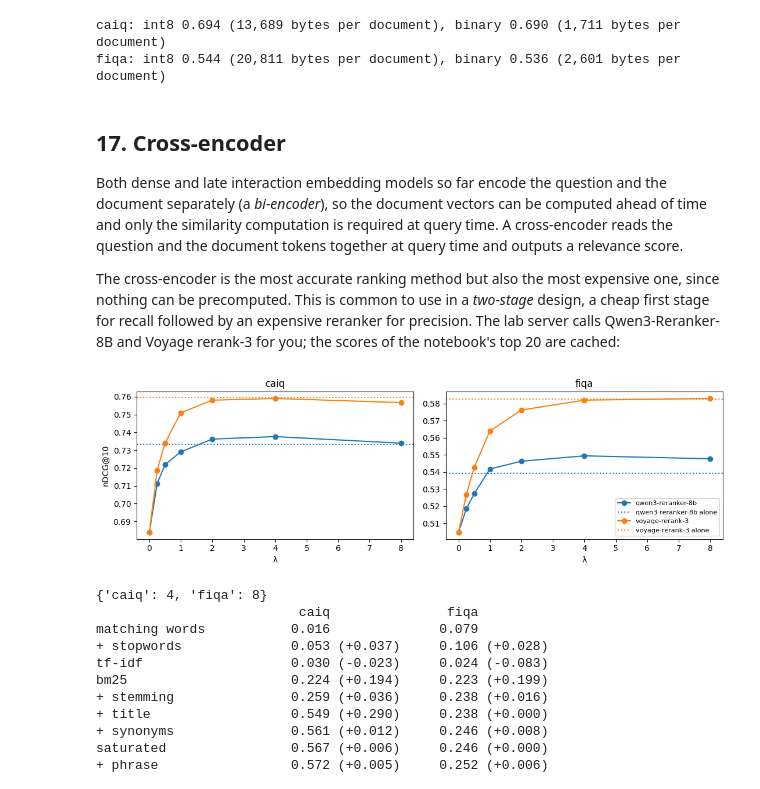
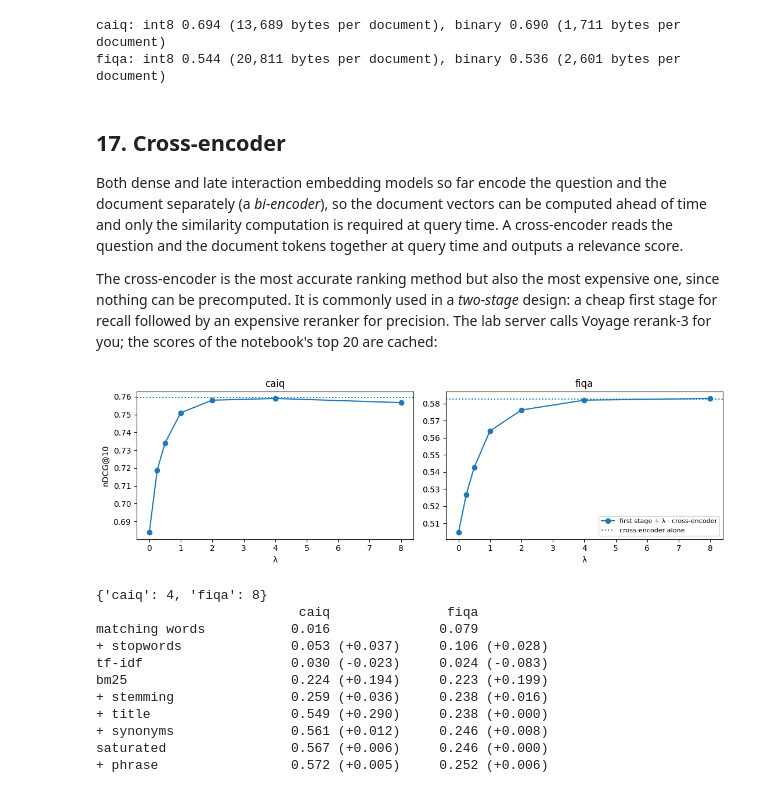
Before and after one commit to oskrim/retrieval-lab, a Jupyter notebook: lab.ipynb, the cells around one changed output. Drawn from its saved outputs; the diff is of its cells as text; code cells hidden in the pictures.

```diff
--- a/lab.ipynb
+++ b/lab.ipynb
@@ -869,27 +869,25 @@ fiqa: int8 0.544 (20,811 bytes per document), binary 0.536 (2,601 bytes per docu
 
 Both dense and late interaction embedding models so far encode the question and the document separately (a *bi-encoder*), so the document vectors can be computed ahead of time and only the similarity computation is required at query time. A cross-encoder reads the question and the document tokens together at query time and outputs a relevance score.
 
-The cross-encoder is the most accurate ranking method but also the most expensive one, since nothing can be precomputed. This is common to use in a *two-stage* design, a cheap first stage for recall followed by an expensive reranker for precision. The lab server calls Qwen3-Reranker-8B and Voyage rerank-3 for you; the scores of the notebook's top 20 are cached:
+The cross-encoder is the most accurate ranking method but also the most expensive one, since nothing can be precomputed. It is commonly used in a *two-stage* design: a cheap first stage for recall followed by an expensive reranker for precision. The lab server calls Voyage rerank-3 for you; the scores of the notebook's top 20 are cached:
 # %%
-MODELS = ("qwen3-reranker-8b", "voyage-rerank-3")
-CE = {m: {ds.name: lab.rerank(ds, TOP20[ds.name], m) for ds in DATASETS} for m in MODELS}
+CE = {ds.name: lab.rerank(ds, TOP20[ds.name], "voyage-rerank-3") for ds in DATASETS}
 
-def reranked(ds, lam, model):
-    return minmax(at(ds, STEP5[ds.name])) + lam * minmax(CE[model][ds.name])
+def reranked(ds, lam):
+    return minmax(at(ds, STEP5[ds.name])) + lam * minmax(CE[ds.name])
 
 lams = (0, 0.25, 0.5, 1, 2, 4, 8)
 fig, axes = plt.subplots(1, 2, figsize=(11, 3.5))
 for ax, ds in zip(axes, DATASETS):
-    for m in MODELS:
-        ax.plot(lams, [np.mean(list(lab.evaluate_top(ds, TOP20[ds.name], reranked(ds, lam, m)).values())) for lam in lams],
-                marker="o", label=m)
-        ax.axhline(np.mean(list(lab.evaluate_top(ds, TOP20[ds.name], CE[m][ds.name]).values())), ls=":",
-                   color=ax.lines[-1].get_color(), label=f"{m} alone")
+    ax.plot(lams, [np.mean(list(lab.evaluate_top(ds, TOP20[ds.name], reranked(ds, lam)).values())) for lam in lams],
+            marker="o", label="first stage + λ · cross-encoder")
+    ax.axhline(np.mean(list(lab.evaluate_top(ds, TOP20[ds.name], CE[ds.name]).values())), ls=":",
+               color=ax.lines[-1].get_color(), label="cross-encoder alone")
     ax.set_title(ds.name)
     ax.set_xlabel("λ")
 axes[0].set_ylabel("nDCG@10")
 axes[1].legend(fontsize=8)
 fig.tight_layout()
 # %% [output]
-[figure, old version]
+[figure, new version]
 # %%
```
Also changed, not shown: parts of 5 cells of this notebook, 1 other file.
